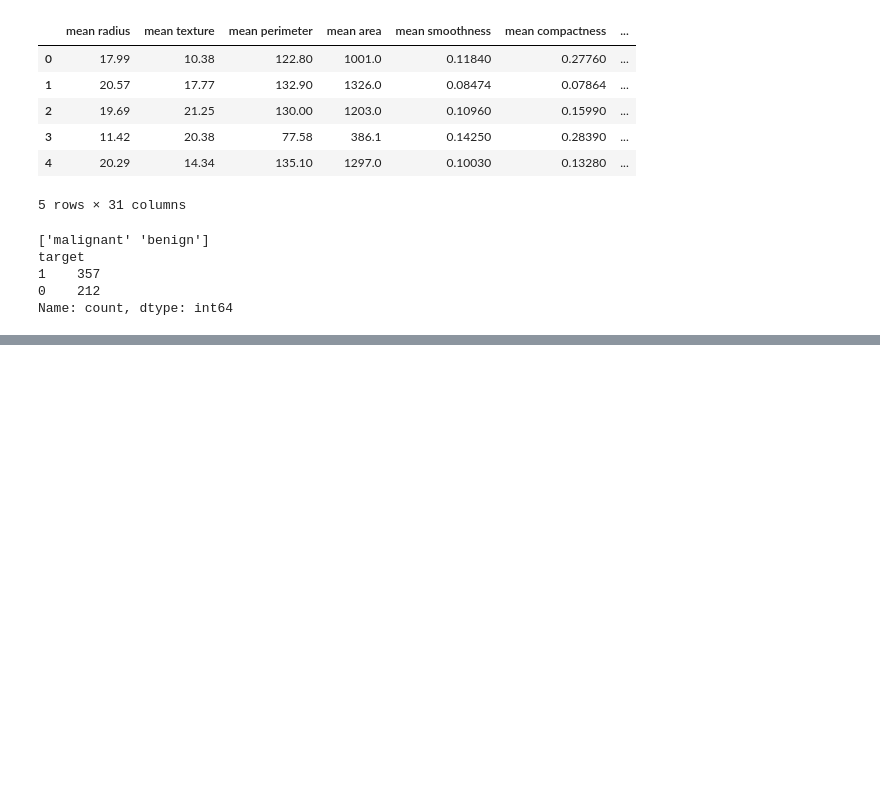
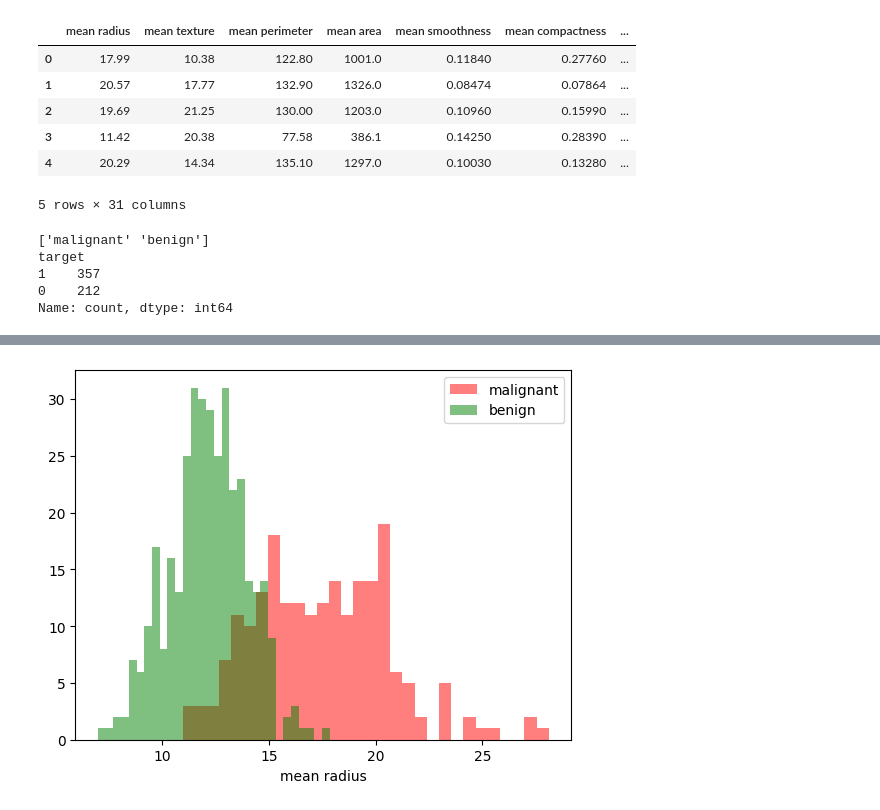
Before and after one commit to j76dvyt4q5-cyber/qiskit_projects, a Jupyter notebook: QML/08_cancer.ipynb, the cells around one changed output, grey strips where cells are left out. Drawn from its saved outputs; the diff is of its cells as text; code cells hidden in the pictures; blank space fills up the shorter version.

```diff
--- a/QML/08_cancer.ipynb
+++ b/QML/08_cancer.ipynb
@@ -35,0 +67,11 @@ Name: count, dtype: int64
+# %%
+malignant = df[df['target'] == 0]['mean radius']
+benign = df[df['target'] == 1]['mean radius']
+
+plt.hist(malignant, bins=30, alpha=0.5, label='malignant', color='red')
+plt.hist(benign, bins=30, alpha=0.5, label='benign', color='green')
+plt.legend()
+plt.xlabel('mean radius')
+plt.show()
+# %% [output]
+[figure, added]
```
Also changed, not shown: parts of 5 cells of this notebook, 3 other files.
